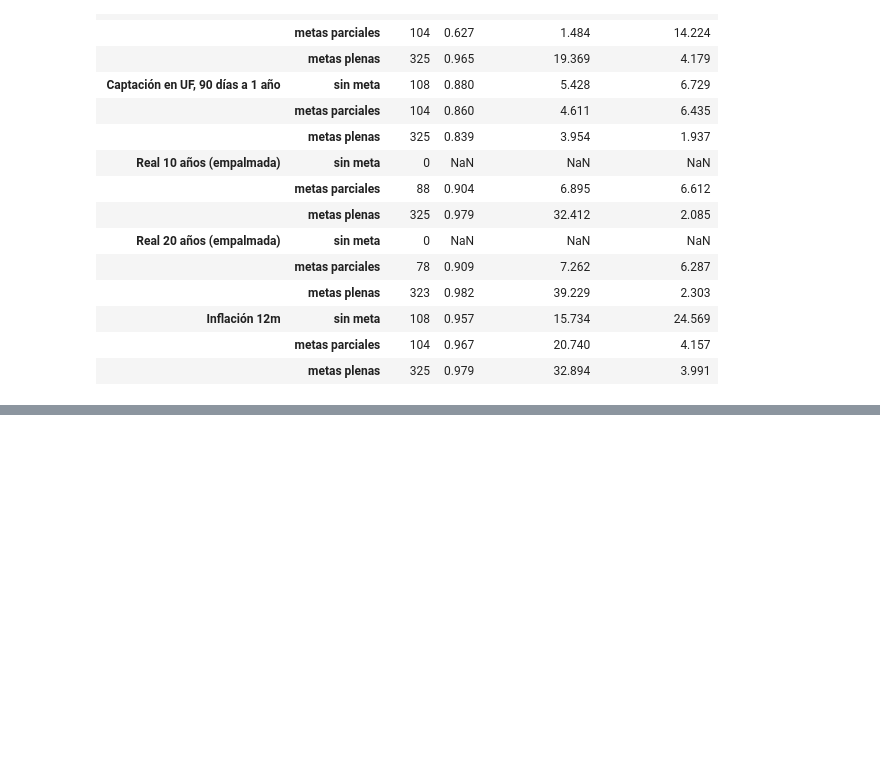
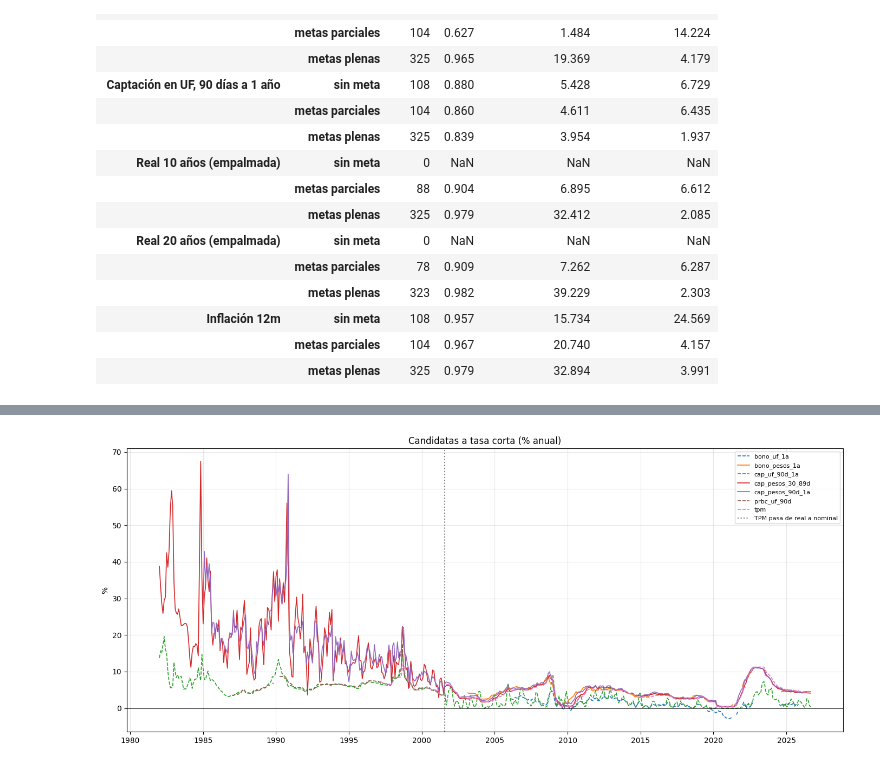
Before and after one commit to nombre00/gestor_datos_economicos, a Jupyter notebook: notebooks/003_modelo_tasas.ipynb, the cells around one changed output, grey strips where cells are left out. Saved outputs shown, nothing was run; the diff lists cells and outputs as text; code cells hidden in the pictures; blank space fills up the shorter version.

```diff
--- a/notebooks/003_modelo_tasas.ipynb
+++ b/notebooks/003_modelo_tasas.ipynb
@@ -218,3 +218,23 @@ persistencia
 | Inflación 12m | sin meta | 108 | 0.957 | 15.734 | 24.569 |
 |  | metas parciales | 104 | 0.967 | 20.740 | 4.157 |
 |  | metas plenas | 325 | 0.979 | 32.894 | 3.991 |
+# %%
+# Inspección de TasaInteresMercado: columnas, primeras filas y valores distintos por columna
+# (para conocer los nombres reales de series, plazos y unidades antes de armar el empalme)
+import pandas as pd
+from data_engine.models import TasaInteresMercado
+
+df_tasas = pd.DataFrame(list(TasaInteresMercado.objects.all().values()))
+
+print("Columnas:", df_tasas.columns.tolist())
+print("Registros:", len(df_tasas))
+print()
+print(df_tasas.head(10).to_string())
+print()
+
+for col in df_tasas.columns:
+    n = df_tasas[col].nunique()
+    if n <= 30:
+        print(f"{col} ({n} valores): {sorted(df_tasas[col].dropna().unique().tolist(), key=str)}")
+    else:
+        print(f"{col}: {n} valores distintos")
@@ -220,0 +298,53 @@ persistencia
+# %%
+# Series candidatas a "tasa corta": tabla ancha (una columna por serie), comparación de cada par
+# en los meses donde ambas tienen dato (diferencia promedio y correlación) y gráfico conjunto
+from itertools import combinations
+import matplotlib.pyplot as plt
+
+CANDIDATAS = {
+    "Tasa de política monetaria": "tpm",
+    "PRBC en UF a 90 días": "prbc_uf_90d",
+    "Captación en pesos, 30 a 89 días": "cap_pesos_30_89d",
+    "Captación en pesos, 90 días a 1 año": "cap_pesos_90d_1a",
+    "Captación en UF, 90 días a 1 año": "cap_uf_90d_1a",
+    "Bono en UF a 1 año": "bono_uf_1a",
+    "Bono en pesos a 1 año": "bono_pesos_1a",
+}
+
+df_corta = (
+    df_tasas[df_tasas["nombre"].isin(CANDIDATAS)]
+    .pivot_table(index="fecha", columns="nombre", values="valor")
+    .rename(columns=CANDIDATAS)
+    .sort_index()
+)
+
+filas = []
+for a, b in combinations(df_corta.columns, 2):
+    par = df_corta[[a, b]].dropna()
+    if len(par) == 0:
+        continue
+    filas.append({
+        "serie_a": a,
+        "serie_b": b,
+        "meses_traslape": len(par),
+        "desde": par.index.min().date(),
+        "hasta": par.index.max().date(),
+        "dif_promedio_a_menos_b": round((par[a] - par[b]).mean(), 2),
+        "correlacion": round(par[a].corr(par[b]), 3),
+    })
+traslapes = pd.DataFrame(filas).sort_values("meses_traslape", ascending=False)
+print(traslapes.to_string(index=False))
+
+fig, ax = plt.subplots(figsize=(14, 6))
+for col in df_corta.columns:
+    estilo = "--" if ("uf" in col or col == "tpm") else "-"
+    ax.plot(df_corta.index, df_corta[col], estilo, label=col, linewidth=1.2)
+ax.axvline(pd.Timestamp("2001-08-01"), color="gray", linestyle=":", label="TPM pasa de real a nominal")
+ax.axhline(0, color="black", linewidth=0.6)
+ax.set_title("Candidatas a tasa corta (% anual)")
+ax.set_ylabel("%")
+ax.legend(loc="upper right", fontsize=8)
+ax.grid(alpha=0.3)
+plt.tight_layout()
+plt.show()
+# %% [output]
@@ -220,0 +368 @@ persistencia
+[figure, added]
```
Also changed, not shown: parts of 6 cells of this notebook.
